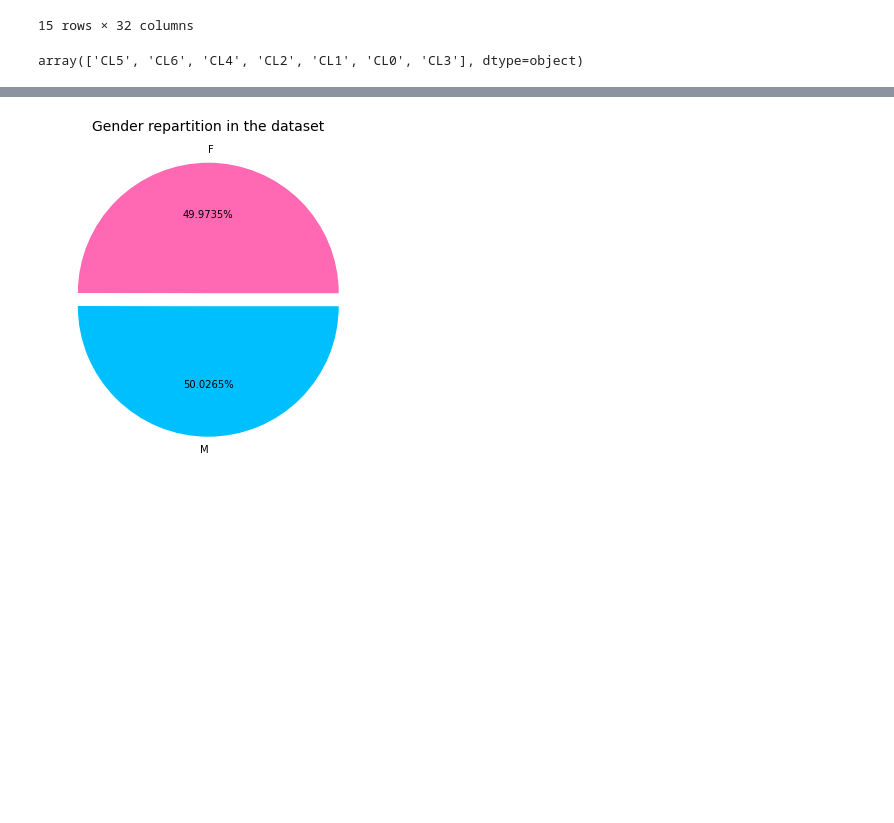
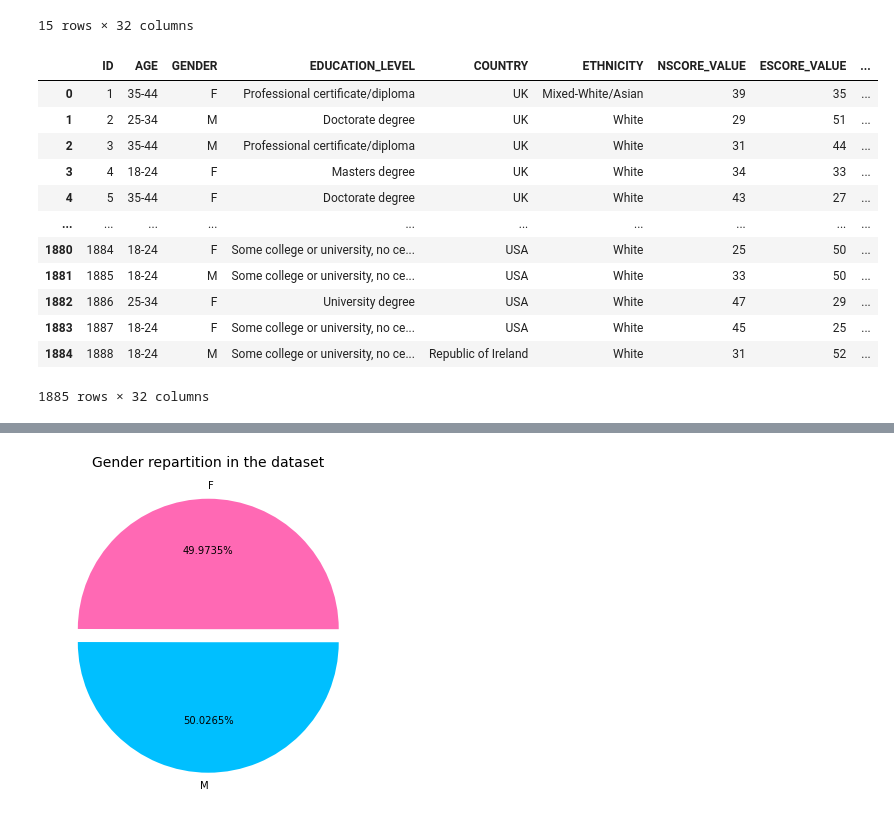
Before and after one commit to m-cheicki/data-viz_drug_consumption, a Jupyter notebook: analysis.ipynb, the cells around one changed output, grey strips where cells are left out. Drawn from its saved outputs; the diff is of its cells as text; code cells hidden in the pictures; blank space fills up the shorter version.

```diff
--- a/analysis.ipynb
+++ b/analysis.ipynb
@@ -169,6 +169,18 @@ dataset.ESCORE_VALUE = dataset.ESCORE_VALUE.apply(e_score)
 dataset.ASCORE_VALUE = dataset.ASCORE_VALUE.apply(a_score)
 dataset.CSCORE_VALUE = dataset.CSCORE_VALUE.apply(c_score)
 # %%
-dataset.ALCOHOL_CONSUMPTION.unique()
+dataset
 # %% [output]
+|  | ID | AGE | GENDER | EDUCATION_LEVEL | COUNTRY | ETHNICITY | NSCORE_VALUE | ESCORE_VALUE | ... |
+| 0 | 1 | 35-44 | F | Professional certificate/diploma | UK | Mixed-White/Asian | 39 | 35 | ... |
+| 1 | 2 | 25-34 | M | Doctorate degree | UK | White | 29 | 51 | ... |
+| 2 | 3 | 35-44 | M | Professional certificate/diploma | UK | White | 31 | 44 | ... |
+| 3 | 4 | 18-24 | F | Masters degree | UK | White | 34 | 33 | ... |
+| 4 | 5 | 35-44 | F | Doctorate degree | UK | White | 43 | 27 | ... |
+| ... | ... | ... | ... | ... | ... | ... | ... | ... | ... |
+| 1880 | 1884 | 18-24 | F | Some college or university, no ce... | USA | White | 25 | 50 | ... |
+| 1881 | 1885 | 18-24 | M | Some college or university, no ce... | USA | White | 33 | 50 | ... |
+| 1882 | 1886 | 25-34 | F | University degree | USA | White | 47 | 29 | ... |
+| 1883 | 1887 | 18-24 | F | Some college or university, no ce... | USA | White | 45 | 25 | ... |
+| 1884 | 1888 | 18-24 | M | Some college or university, no ce... | Republic of Ireland | White | 31 | 52 | ... |
-array(['CL5', 'CL6', 'CL4', 'CL2', 'CL1', 'CL0', 'CL3'], dtype=object)
+1885 rows × 32 columns
```
Also changed, not shown: parts of 10 cells of this notebook.
